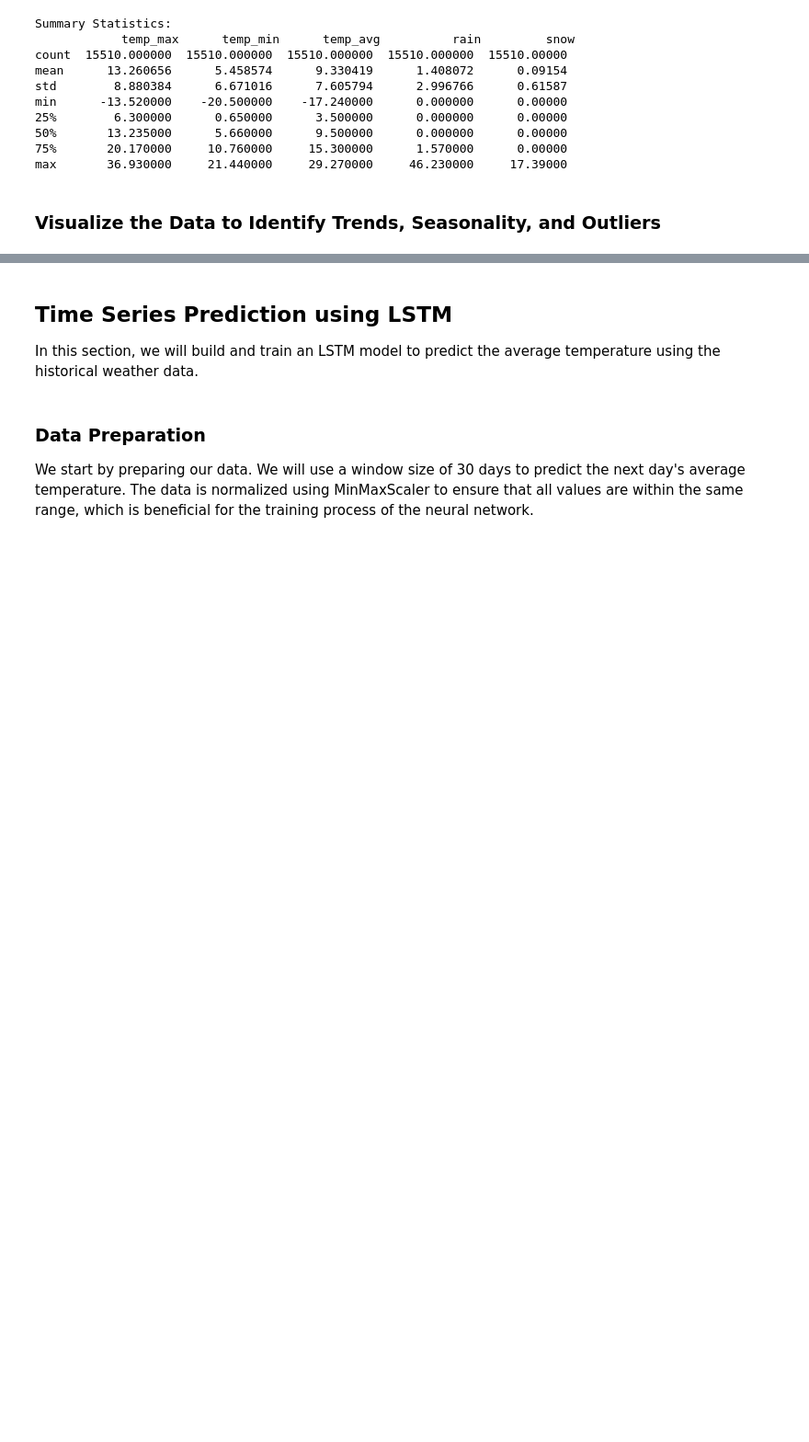
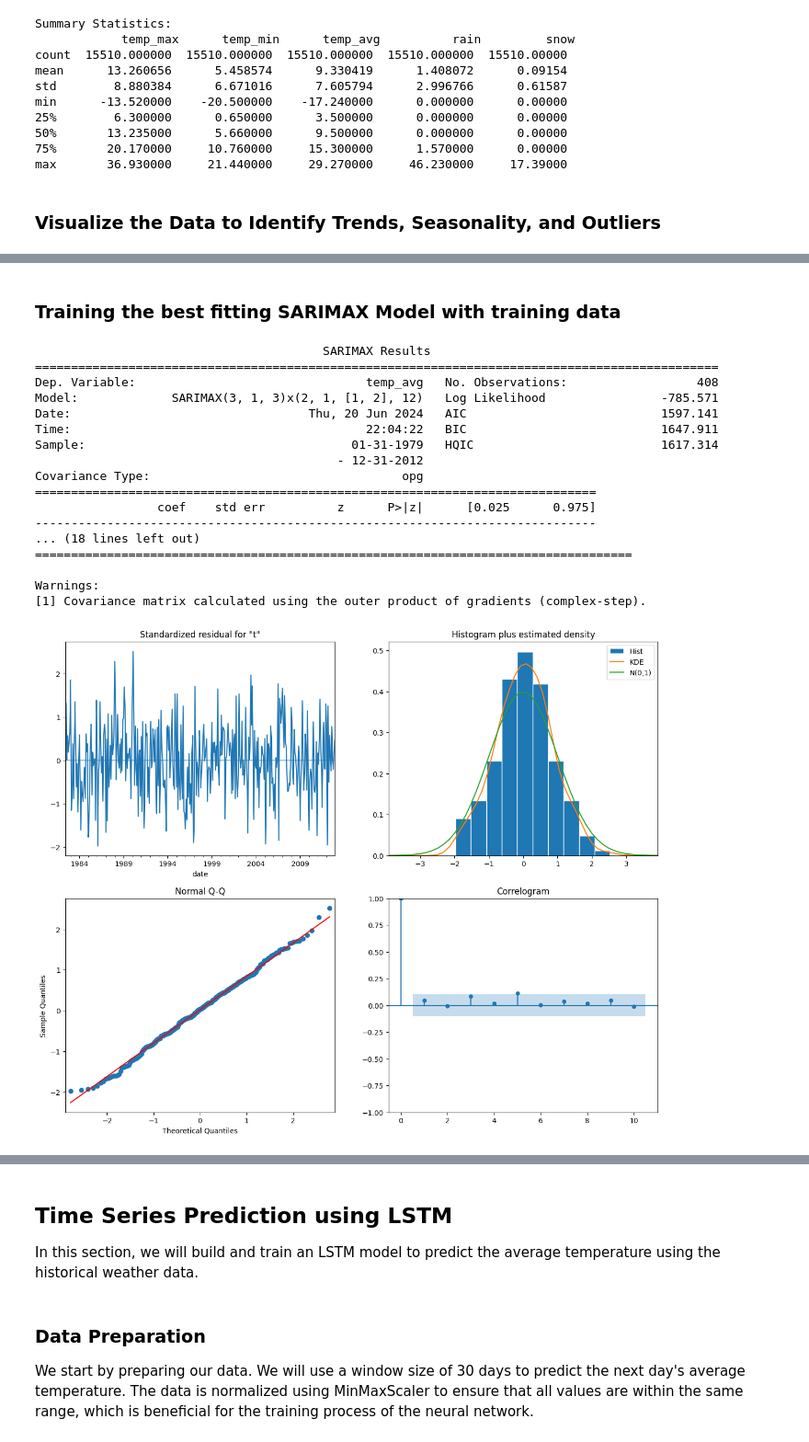
Before and after one commit to AliAlpOezer/Time-Series-Analysis, a Jupyter notebook: Time Series Forecasting.ipynb, the cells around one changed output, grey strips where cells are left out. Shown at 92% size. Saved outputs shown, nothing was run; the diff lists cells and outputs as text; code cells hidden in the pictures; blank space fills up the shorter version.

```diff
--- a/Time Series Forecasting.ipynb
+++ b/Time Series Forecasting.ipynb
@@ -251,0 +357,46 @@ plt.show()
+# %% [markdown]
+### Training the best fitting SARIMAX Model with training data
+# %%
+%%time
+
+from statsmodels.tsa.statespace.sarimax import SARIMAX
+from statsmodels.graphics.tsaplots import plot_acf, plot_pacf
+# Configure and Train the SARIMAX model (p, d, q, seasonal_order)
+sarimax_model = SARIMAX(train_series_monthly, order=(3, 1, 3), seasonal_order=(2, 1, 2, 12), enforce_stationarity=False,
+                        enforce_invertibility=False, trend='ct')
+sarimax_result = sarimax_model.fit()
+
+# Print model summary
+print(sarimax_result.summary())
+
+# Plot diagnostics
+sarimax_result.plot_diagnostics(figsize=(15, 12))
+fig, (ax1, ax2) = plt.subplots(2, 1, figsize=(12, 8))
+plot_acf(train_series_monthly, lags=100, ax=ax1)
+ax1.set_title('ACF of Monthly Mean Temperature')
+
+plot_pacf(train_series_monthly, lags=100, ax=ax2)
+ax2.set_title('PACF of Monthly Mean Temperature')
+
+plt.savefig('acf_pacf_plots_monthly_mean_temperature.png')
+
+plt.show()
+# %% [output]
+                                        SARIMAX Results
+===============================================================================================
+Dep. Variable:                                temp_avg   No. Observations:                  408
+Model:             SARIMAX(3, 1, 3)x(2, 1, [1, 2], 12)   Log Likelihood                -785.571
+Date:                                 Thu, 20 Jun 2024   AIC                           1597.141
+Time:                                         22:04:22   BIC                           1647.911
+Sample:                                     01-31-1979   HQIC                          1617.314
+                                          - 12-31-2012
+Covariance Type:                                   opg
+==============================================================================
+                 coef    std err          z      P>|z|      [0.025      0.975]
+------------------------------------------------------------------------------
+... (18 lines left out)
+===================================================================================
+
+Warnings:
+[1] Covariance matrix calculated using the outer product of gradients (complex-step).
+[figure, added]
```
Also changed, not shown: parts of 117 cells of this notebook, 1 other file.
